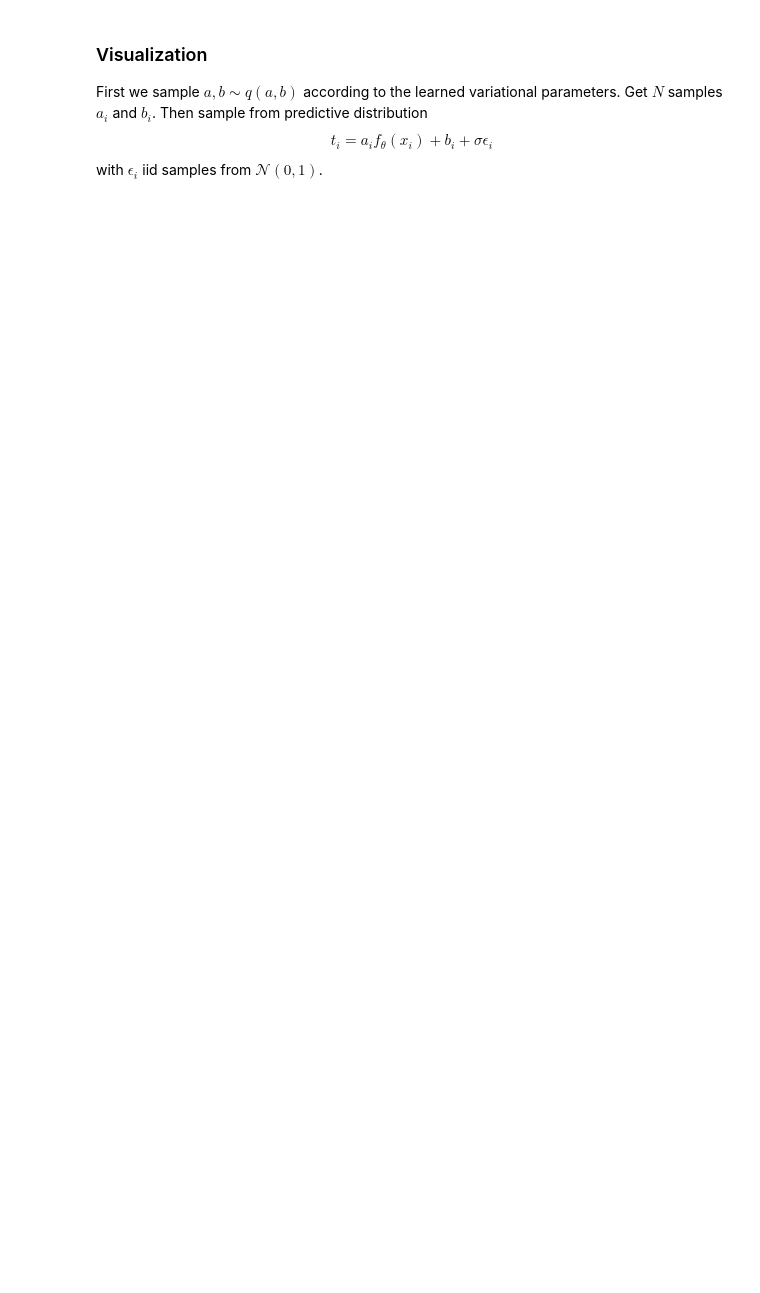
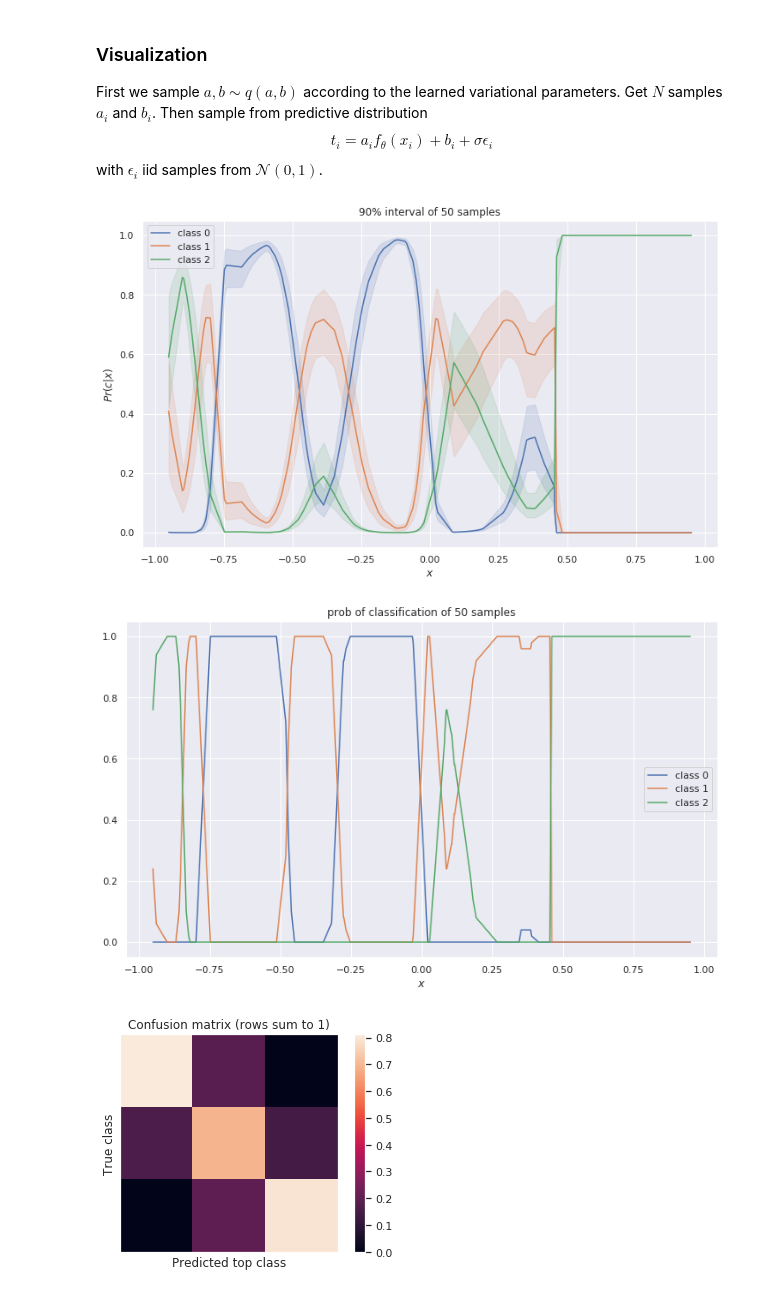
Before and after one commit to vlievin/deep-bayes, a Jupyter notebook: classification-toyexample-covariance.ipynb, the cells around one changed output. Saved outputs shown, nothing was run; the diff lists cells and outputs as text; code cells hidden in the pictures; blank space fills up the shorter version.

Commit message:
Better viz, fix random seed (for dataset creation only)

```diff
--- a/classification-toyexample-covariance.ipynb
+++ b/classification-toyexample-covariance.ipynb
@@ -154,9 +157,9 @@ class FeaturesExtractor(nn.Module):
     def __init__(self, n_out):
         super().__init__()
         self.layers = nn.Sequential(
-            nn.Linear(1, 64), nn.LeakyReLU(),
-            # nn.Linear(32, 32), nn.LeakyReLU(),
-            nn.Linear(64, n_out))
+            nn.Linear(1, 128), nn.LeakyReLU(),
+            nn.Linear(128, 32), nn.LeakyReLU(),
+            nn.Linear(32, n_out))
 
     def forward(self, x):
         return self.layers(x)
@@ -184,15 +187,16 @@ class CovarianceStochasticLayer(nn.Module):
 
 Here we maximize the ELBO $\mathcal{L}$ with respect to variational parameters $\mu_a, \sigma_a, \mu_b, \sigma_b$, the NN parameters $\theta$, and the noise std $\sigma$.
 # %%
+last_layer_size = 16
 a_shape = (last_layer_size, n_classes)  # shape of stochastic weight matrix
 a_size = np.prod(a_shape)
 b_size = n_classes
 
 features = FeaturesExtractor(n_out=last_layer_size)
 stochastic = CovarianceStochasticLayer()
-l_rate = 0.005
-epochs = 5000
-n_samples = 3  # MC samples per example
+l_rate = 0.002
+epochs = 10000
+n_samples = 10  # MC samples per example
 n_parameters = a_size + b_size
 mu_ab = nn.Parameter(torch.zeros((n_parameters)))  # for a and b
 
@@ -225,8 +229,8 @@ for epoch in range(1, epochs + 1):
         recons_i = f.cross_entropy(y, t_values, reduction='sum')
 
         # Accuracy
-        arg_maxs = torch.max(y.detach(), dim=1)[1]   # tensor of indices
-        acc += torch.mean((t_values==arg_maxs).float()).item()
+        pred_class = torch.max(y.detach(), dim=1)[1]   # tensor of indices
+        acc += torch.mean((t_values==pred_class).float()).item()
 
         # KL loss, both analytic and by MC
         #kl_estimate = 0.5*expected_kl_term - 0.5*logvar_ab.sum()
@@ -257,34 +277,77 @@ First we sample $a,b \sim q(a,b)$ according to the learned variational parameter
 $$t_i = a_i f_{\theta}(x_i) + b_i + \sigma \epsilon_i$$
 with $\epsilon_i$ iid samples from $\mathcal{N}(0,1)$.
 # %%
-# Sample a, b ~ q(a, b)
+### Get classifier output for the whole dataset and for many samples of the last layer's weights
 n_samples = 50
 with torch.no_grad():
+    # Compute deterministic NN output
     h = features(x)
     cov_ab = flat_to_triangular(cov_ab_params)
     y_all = []
     for i in range(n_samples):
+        # Sample last layer's weights from posterior q(a, b)
         ab_sample = stochastic(mu_ab, make_cholesky(logvar_ab, cov_ab))
         a, b = ab_sample[:-b_size], ab_sample[-b_size:]
         a = a.view(a_shape)
         b = b.unsqueeze(0)
 
-        y = h @ a + b    # shape: (x.size, n_classes)
+        # Compute last layer output (the logits) with the weights just sampled
+        y = h @ a + b    # shape: (N, n_classes)
 
         y_all.append(y.softmax(1).unsqueeze(0).cpu().numpy())
-    y_all = np.concatenate(y_all, axis=0)  # shape: (n_samples, x.size, n_classes)
 
+y_all = np.concatenate(y_all, axis=0)  # shape: (n_samples, N, n_classes)
+
+
+### Get predictions (argmax) for all samples of weights (a,b)
+pred_class = np.argmax(y_all, axis=-1)   # tensor of indices, shape (n_samples, N)
+pred_class_onehot = onehot(pred_class)
+pred_class_mean = pred_class_onehot.mean(0)   # shape (N, n_classes)
+# pred_class_mean: for each input point a vector of size n_classes that sums to 1
+
+
+### Get confusion matrix based on those samples
+conf_matrix = np.zeros((n_classes, n_classes))
+for i in range(N):
+    conf_matrix[t_values[i]] += pred_class_mean[i]
+conf_matrix /= conf_matrix.sum(1, keepdims=True)
+
+
+
+### Plot class probability outputs of the classifier (distribution over different samples of a,b)
 y_lower = np.percentile(y_all, 5, axis=0)
 y_upper = np.percentile(y_all, 95, axis=0)
 y_mean = np.mean(y_all, axis=0)
 x_numpy = x.detach().cpu().numpy().flatten()
-plt.figure()
-print(y_mean.shape, y_lower.shape)
+plt.figure(figsize=(12, 7))
 for c in range(n_classes):
     plot(x_numpy, y_mean[:, c], y_lower[:, c], y_upper[:, c], color=sns.color_palette()[c],
-         alpha=0.2, title='90% interval of {} samples'.format(n_samples), xlabel='$x$', ylabel='$Pr(c | x)$',
+         alpha=0.15, title='90% interval of {} samples'.format(n_samples), xlabel='$x$', ylabel='$Pr(c | x)$',
          label='class {}'.format(c))
 plt.show()
+
+
+### Plot probability of selecting each class (argmax version of the previous plot) - maybe this is useless
+plt.figure(figsize=(12, 7))
+for c in range(n_classes):
+    plot(x_numpy, pred_class_mean[:, c], color=sns.color_palette()[c], title='prob of classification of {} samples'.format(n_samples), xlabel='$x$', ylabel='',
+         label='class {}'.format(c))
+plt.show()
+
+
+### Show confusion matrix
+plt.imshow(conf_matrix)
+plt.colorbar()
+plt.grid(False)
+clean_curr_axes()
+plt.title('Confusion matrix (rows sum to 1)')
+plt.xlabel('Predicted top class')
+plt.ylabel('True class')
+plt.show()
+# %% [output]
+[figure, added]
+[figure, added]
+[figure, added]
 # %%
 L = make_cholesky(logvar_ab, cov_ab).detach().cpu().numpy()
 Cov = L @ L.T
```
Also changed, not shown: parts of 4 cells of this notebook.
